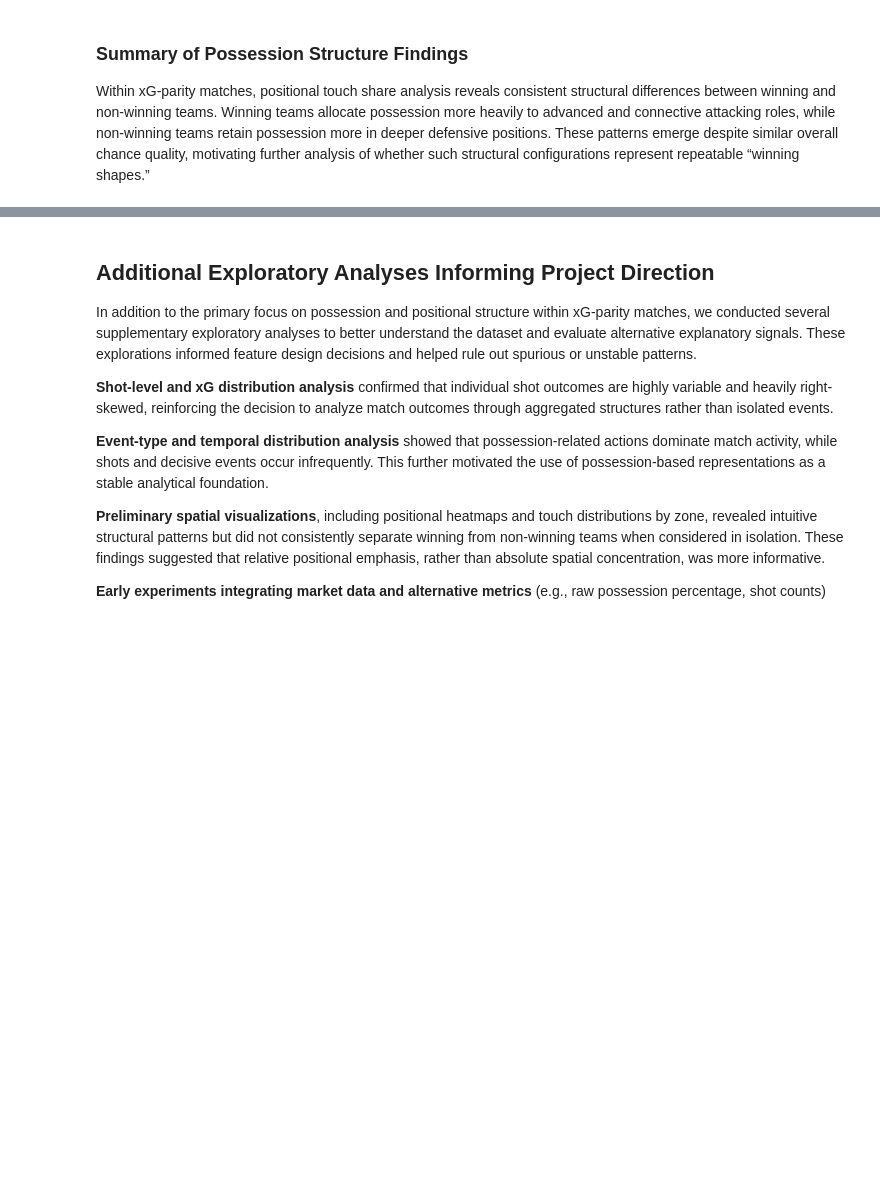
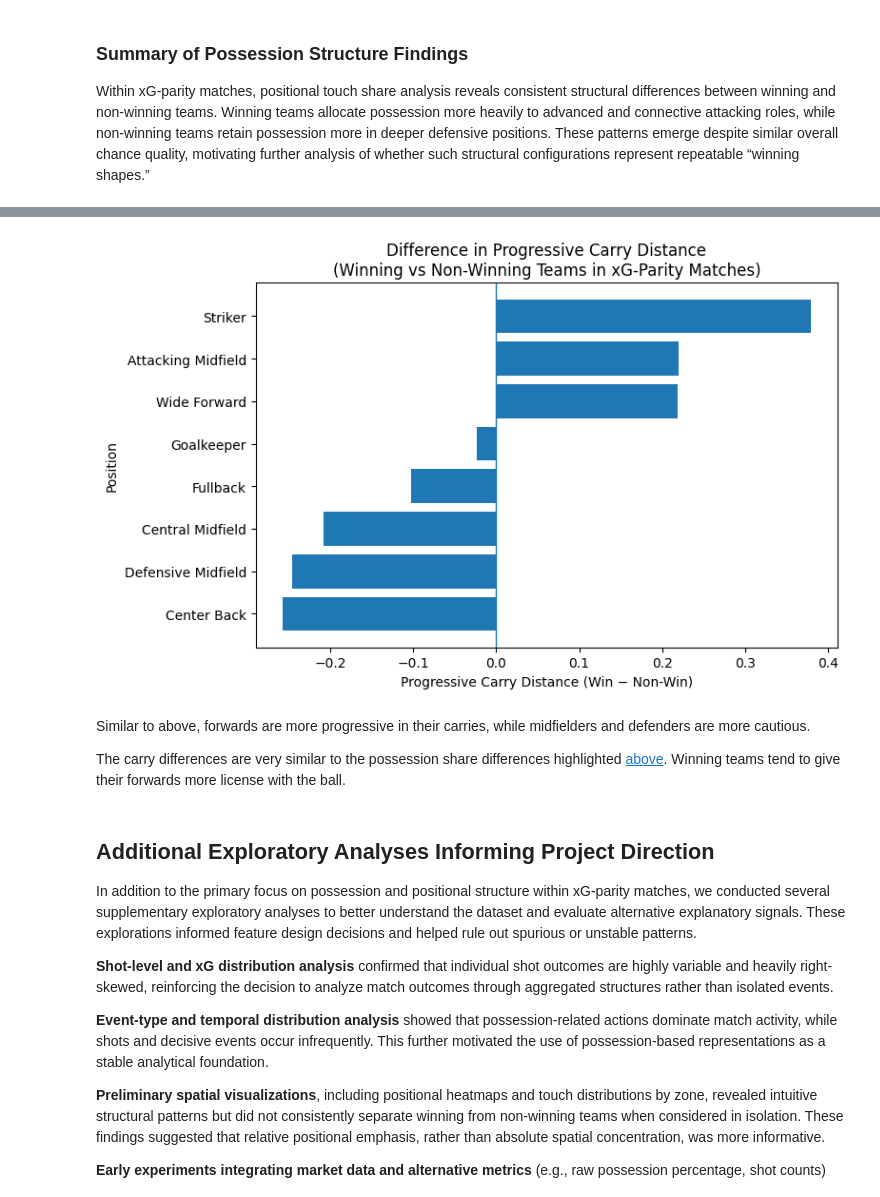
Before and after one commit to TrilemmaFoundation/soccer-analytics-capstone-template, a Jupyter notebook: eda/EDA.ipynb, the cells around one changed output, grey strips where cells are left out. Saved outputs shown, nothing was run; the diff lists cells and outputs as text; code cells hidden in the pictures; blank space fills up the shorter version.

```diff
--- a/eda/EDA.ipynb
+++ b/eda/EDA.ipynb
@@ -788,0 +1021,16 @@ analysis of whether such structural configurations represent repeatable “winni
+# %%
+carry_distance_progressive = (
+    carries
+    .groupby(["outcome_binary", "position_bin"])["progressive_distance"]
+    .mean()
+    .reset_index()
+    .pivot(index="position_bin", columns="outcome_binary", values="progressive_distance")
+    .sort_index()
+)
+
+carry_distance_progressive["Win_minus_NonWin"] = (
+    carry_distance_progressive["Win"] -
+    carry_distance_progressive["Non-Win"]
+)
+
+carry_distance_progressive
@@ -789,3 +1048,28 @@ analysis of whether such structural configurations represent repeatable “winni
+# %%
+diff = (
+    carry_distance_progressive
+    .sort_values("Win_minus_NonWin")
+)
+
+plt.figure(figsize=(8, 5))
+plt.barh(
+    diff.index,
+    diff["Win_minus_NonWin"]
+)
+
+plt.axvline(0, linewidth=1)
+plt.title("Difference in Progressive Carry Distance\n(Winning vs Non-Winning Teams in xG-Parity Matches)")
+plt.xlabel("Progressive Carry Distance (Win − Non-Win)")
+plt.ylabel("Position")
+
+plt.tight_layout()
+plt.show()
+# %% [output]
+[figure, added]
+# %% [markdown]
+Similar to above, forwards are more progressive in their carries, while midfielders and defenders are more cautious.
+
+The carry differences are very similar to the possession share differences highlighted [above](#possession_share). Winning teams tend to give their forwards more license with the ball.
 # %% [markdown]
 ## Additional Exploratory Analyses Informing Project Direction
 
```
Also changed, not shown: parts of 25 cells of this notebook.
